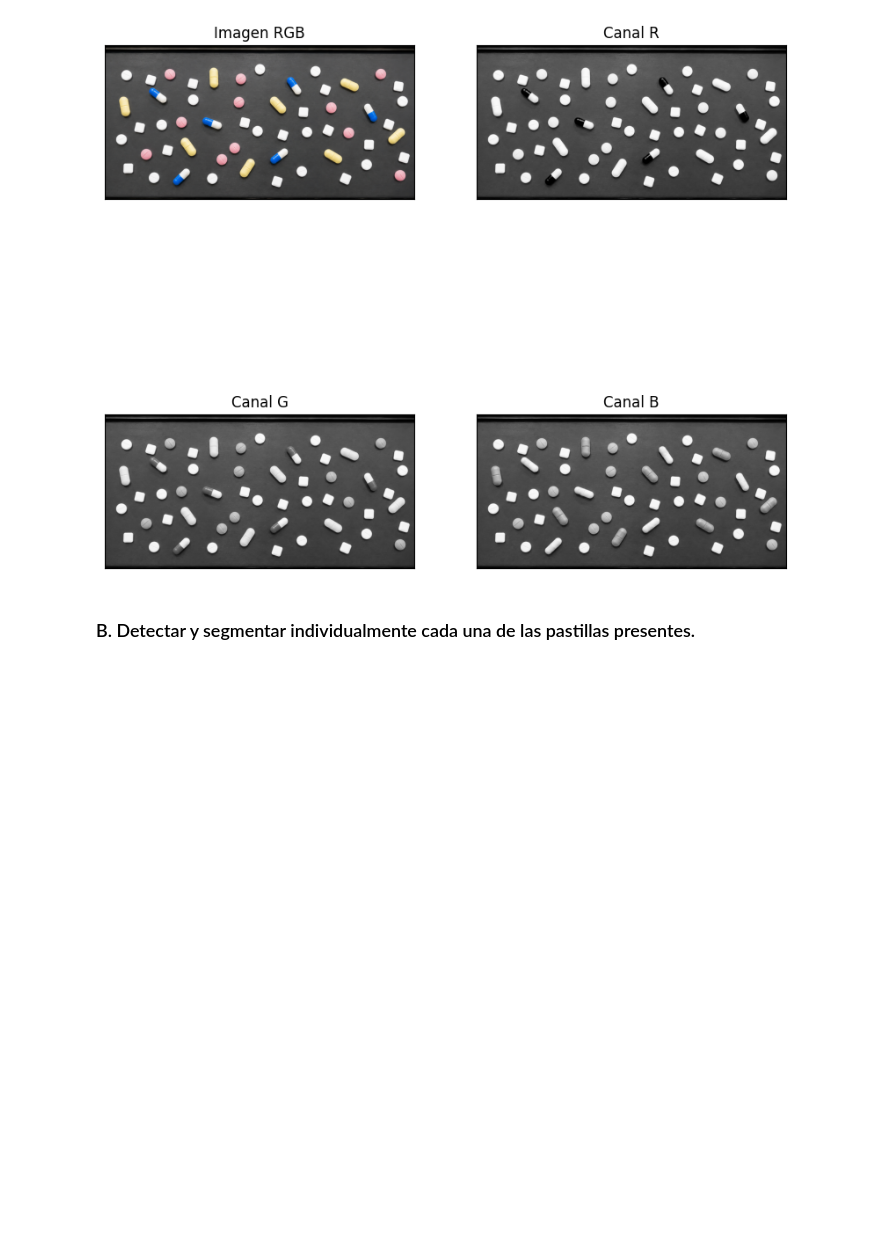
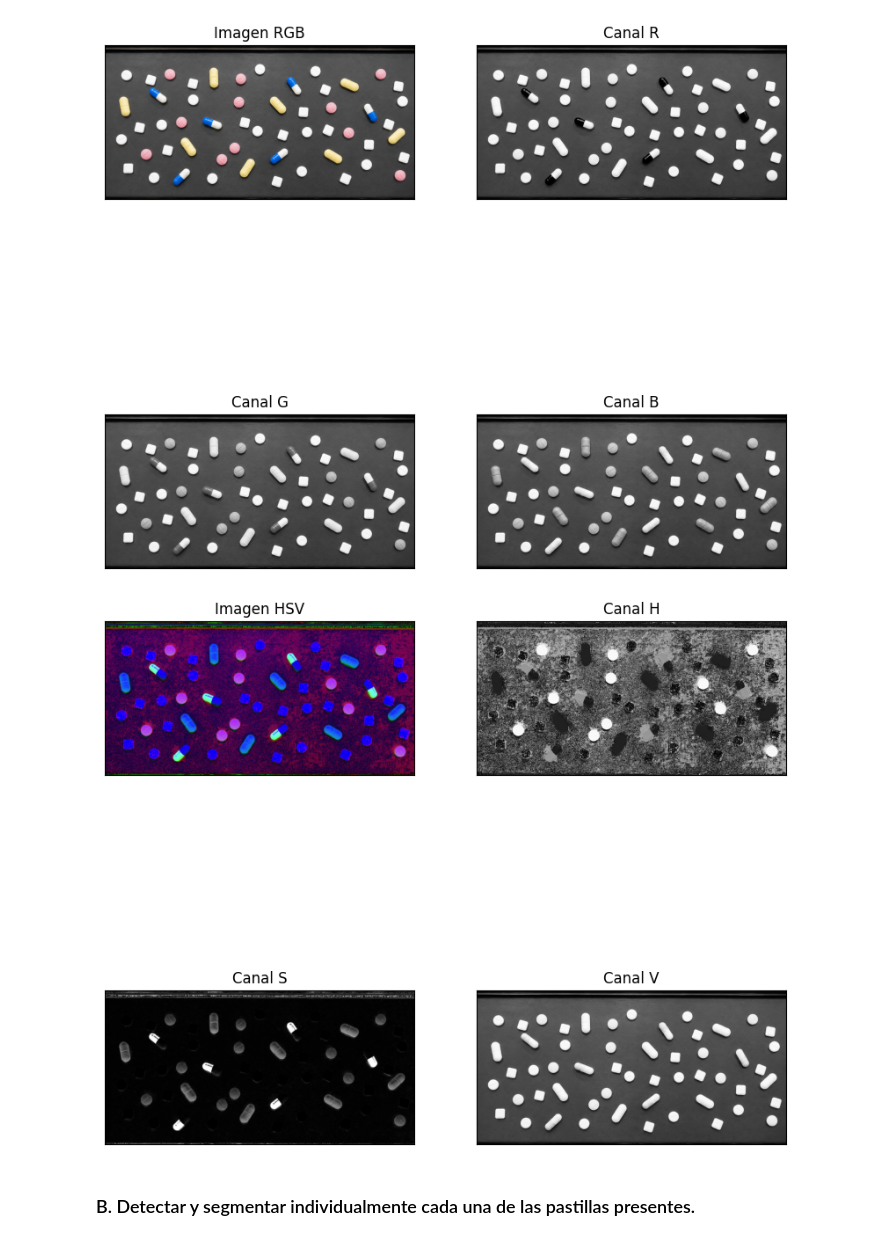
Before and after one commit to RoberLasarte332/PDI_TrabajoPractico_2, a Jupyter notebook: PDI_TrabajoPractico_2.ipynb, the cells around one changed output. Drawn from its saved outputs; the diff is of its cells as text; code cells hidden in the pictures; blank space fills up the shorter version.

```diff
--- a/PDI_TrabajoPractico_2.ipynb
+++ b/PDI_TrabajoPractico_2.ipynb
@@ -113,6 +113,17 @@ plt.subplot(224,sharex=ax1,sharey=ax1), imshow(B, title="Canal B", new_fig=False
 plt.show(block=False)
 # %% [output]
 [figure]
+# %%
+pastillas_ROI_HSV = cv2.cvtColor(pastillas_ROI, cv2.COLOR_BGR2HSV)
+H, S, V = cv2.split(pastillas_ROI_HSV)
+plt.figure(figsize=(10, 10))                                                                        # Analizamos todos los planos juntos.
+ax1 = plt.subplot(221); imshow(pastillas_ROI_HSV, title="Imagen HSV", new_fig=False)
+plt.subplot(222,sharex=ax1,sharey=ax1), imshow(H, title="Canal H", new_fig=False)
+plt.subplot(223,sharex=ax1,sharey=ax1), imshow(S, title="Canal S", new_fig=False)
+plt.subplot(224,sharex=ax1,sharey=ax1), imshow(V, title="Canal V", new_fig=False)
+plt.show(block=False)
+# %% [output]
+[figure, added]
 # %% [markdown]
 ### B. Detectar y segmentar individualmente cada una de las pastillas presentes.
 # %%
```
Also changed, not shown: parts of 4 cells of this notebook.
